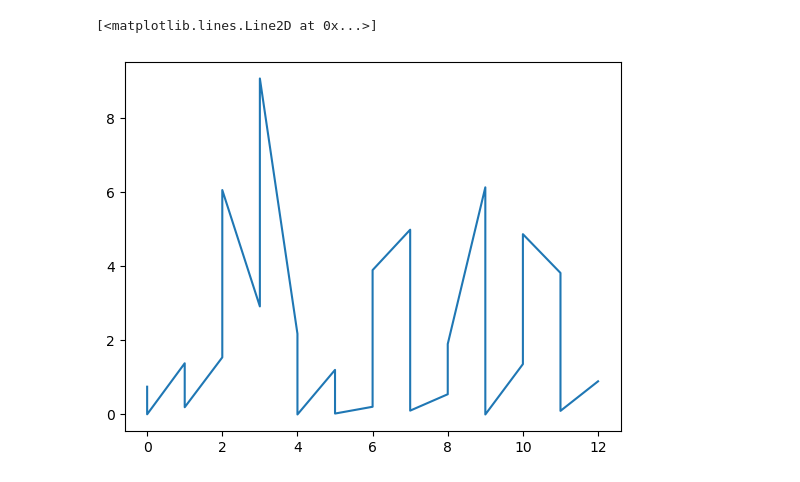
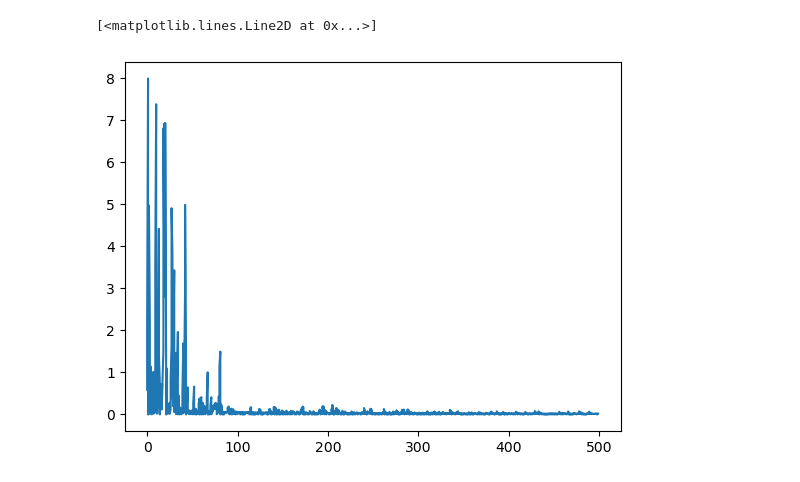
Before and after one commit to iam-one/ml-study, a Jupyter notebook: logistic_regression/nn_logistic_regression.ipynb, the cells around one changed output. Drawn from its saved outputs; the diff is of its cells as text; code cells hidden in the pictures.

```diff
--- a/logistic_regression/nn_logistic_regression.ipynb
+++ b/logistic_regression/nn_logistic_regression.ipynb
@@ -34,7 +34,7 @@ optimizer = optim.SGD(model.parameters(), lr=1)
 
 costdata = []
 # %%
-nb_epochs = 100
+nb_epochs = 2000
 
 for epoch in range(nb_epochs + 1):
     for batch_idx, samples in enumerate(dataloader):
@@ -85,7 +85,7 @@ tensor([0.0037], grad_fn=<SigmoidBackward0>)
 # %%
 # gradient for epoch 1 ~ 26
 
-plt.plot(np.transpose(costdata)[0][:25], np.transpose(costdata)[1][:25], '-')
+plt.plot(np.transpose(costdata)[0][:1000], np.transpose(costdata)[1][:1000], '-')
 # %% [output]
 [<matplotlib.lines.Line2D at 0x...>]
-[figure, old version]
+[figure, new version]
```
Also changed, not shown: parts of 2 cells of this notebook, 1 other file.
